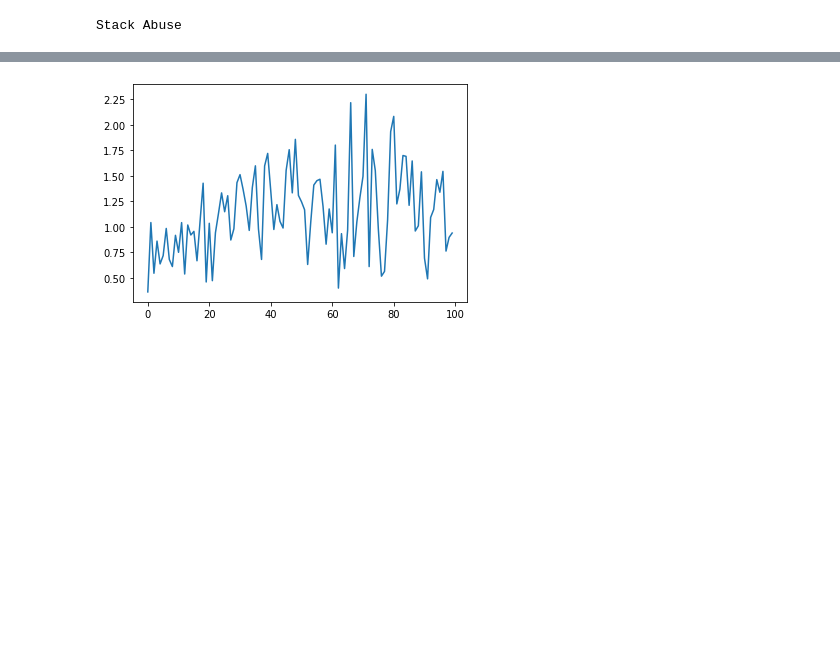
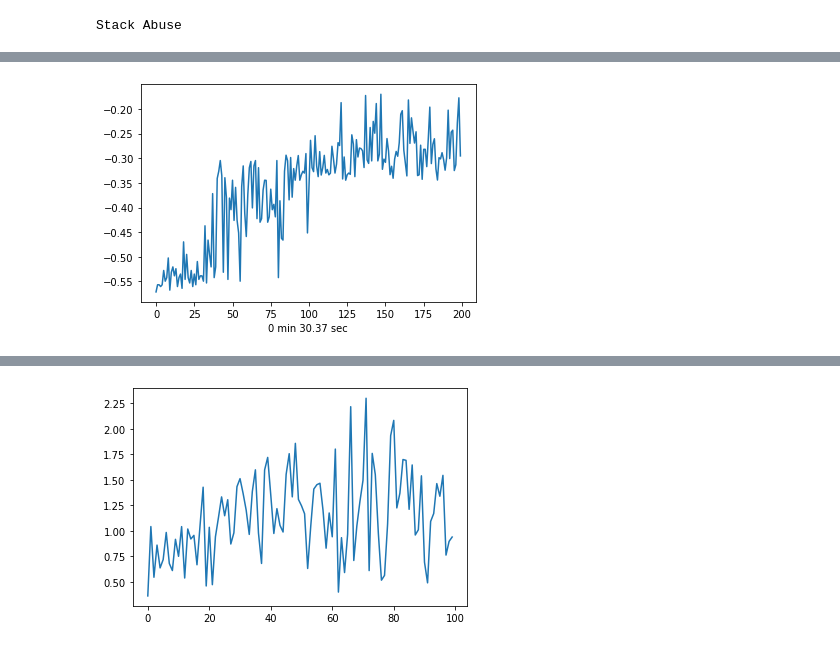
Before and after one commit to JoDeMiro/SACI2022, a Jupyter notebook: Driver.ipynb, the cells around one changed output, grey strips where cells are left out. Saved outputs shown, nothing was run; the diff lists cells and outputs as text; code cells hidden in the pictures; blank space fills up the shorter version.

```diff
--- a/Driver.ipynb
+++ b/Driver.ipynb
@@ -310,0 +322,6 @@ generation_best_score = [float(i) for i in lst]        # <-- list(str) -> list(f
+# %%
+plt.plot(generation_best_score) # threshold -0.0 NN(15,5) factor 100 nRowsRead 9000 w 30 population 3 (M2.Medium) Mem(28%)
+plt.xlabel(evo_time)
+plt.show()
+# %% [output]
+[figure, added]
```
Also changed, not shown: parts of 12 cells of this notebook, 2 other files.
